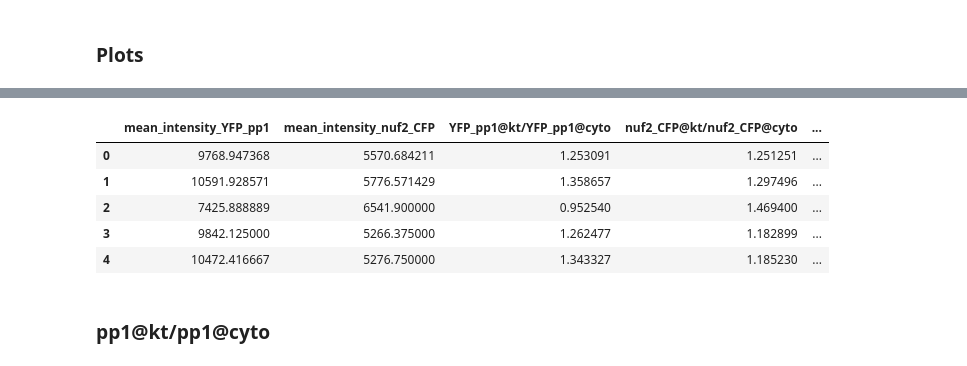
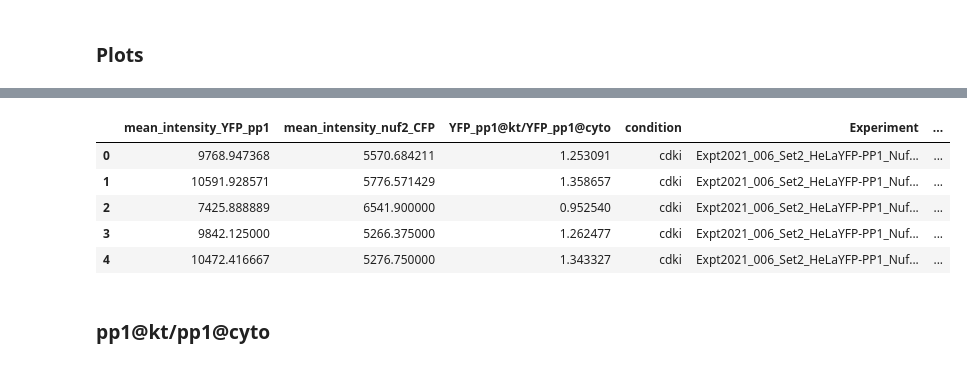
Before and after one commit to TruptiAG/ImageAnalysis, a Jupyter notebook: Analysis-Method1-PP1.ipynb, the cells around one changed output, grey strips where cells are left out. Drawn from its saved outputs; the diff is of its cells as text; code cells hidden in the pictures.

```diff
--- a/Analysis-Method1-PP1.ipynb
+++ b/Analysis-Method1-PP1.ipynb
@@ -48,7 +48,7 @@ for i in range(len(dmso)):
 
     df_nuf2,df_pp1,nuf2_cyto,pp1_cyto,nuf2_bg,pp1_bg=method_pp1(dmso[i])
 
-    df=pd.merge(df_nuf2, df_pp1,  how='outer',on=['label']
+    df=pd.merge(df_nuf2, df_pp1,  how='outer',on=['label','area']
                                                        ,suffixes=('_nuf2_CFP', '_YFP_pp1'))
     df['nuf2_CFP_cyto']=nuf2_cyto
     df['YFP_pp1_cyto']=pp1_cyto
@@ -139,0 +174,20 @@ for folder in natsorted(glob.glob(cdki_path + '/*')):
+# %%
+# read dmso csvs to a dataframe
+cell_count=0
+df_graph_dmso=pd.DataFrame()
+for i in range(len(dmso_csv)):
+    df_dmso=pd.read_csv(dmso_csv[i]+'/'+'Particles.csv')
+
+    df_dmso['YFP_pp1@kt/YFP_pp1@cyto']= df_dmso['mean_intensity_YFP_pp1']/df_dmso['YFP_pp1_cyto']
+
+
+    df_dmso['nuf2_CFP@kt/nuf2_CFP@cyto']= df_dmso['mean_intensity_nuf2_CFP']/df_dmso['nuf2_CFP_cyto']
+    df_dmso['YFP_pp1@kt/YFP_pp1@cyto:nuf2_CFP@kt/nuf2_CFP@cyto']= df_dmso['YFP_pp1@kt/YFP_pp1@cyto'] / df_dmso['nuf2_CFP@kt/nuf2_CFP@cyto']
+    df_dmso['condition']='dmso'
+    expt_name=re.sub(r'^.+/([^/]+)$', r'\1', dmso_csv[i])
+    df_dmso['Experiment']= expt_name#'dmso_%d'%i
+    df_dmso_final=outliers(df_dmso)
+    df_graph_dmso=pd.concat([df_graph_dmso,df_dmso_final],ignore_index=True)
+df_graph_dmso = df_graph_dmso.drop(columns=["Unnamed: 0"], axis=1)
+df_graph_dmso.head()
+df_graph_dmso.to_csv(BASE_DIR  + 'dmso-pp1-graphs'+'.csv')
@@ -140,42 +213,47 @@ for folder in natsorted(glob.glob(cdki_path + '/*')):
 # %%
-# read both csvs to a dataframe
+# dont run read both csvs to a dataframe dont run
 cell_count=0
 df_graph=pd.DataFrame()
 for i in range(len(cdki_csv)):
     df_cdki_bg=pd.read_csv(cdki_csv[i]+'/'+'Particles.csv')
     df_temp_cdki=pd.DataFrame(data=(df_cdki_bg['mean_intensity_YFP_pp1']))
     df_temp_cdki['mean_intensity_nuf2_CFP']=df_cdki_bg['mean_intensity_nuf2_CFP']
     df_temp_cdki['YFP_pp1@kt/YFP_pp1@cyto']= df_cdki_bg['mean_intensity_YFP_pp1']/df_cdki_bg['YFP_pp1_cyto']
-    df_temp_cdki['nuf2_CFP@kt/nuf2_CFP@cyto']= df_cdki_bg['mean_intensity_nuf2_CFP']/df_cdki_bg['nuf2_CFP_cyto']
-    df_temp_cdki['YFP_pp1@kt/YFP_pp1@cyto:nuf2_CFP@kt/nuf2_CFP@cyto']= df_temp_cdki['YFP_pp1@kt/YFP_pp1@cyto'] / df_temp_cdki['nuf2_CFP@kt/nuf2_CFP@cyto']
+
+
+    #df_temp_cdki['nuf2_CFP@kt/nuf2_CFP@cyto']= df_cdki_bg['mean_intensity_nuf2_CFP']/df_cdki_bg['nuf2_CFP_cyto']
+    #df_temp_cdki['YFP_pp1@kt/YFP_pp1@cyto:nuf2_CFP@kt/nuf2_CFP@cyto']= df_temp_cdki['YFP_pp1@kt/YFP_pp1@cyto'] / df_temp_cdki['nuf2_CFP@kt/nuf2_CFP@cyto']
     #df_temp_cdki['nuf2@kt/nuf2@cyto:pp1@kt/pp1@cyto']= df_temp_cdki['nuf2@kt/nuf2@cyto'] /df_temp_cdki['pp1@kt/pp1@cyto']
     df_temp_cdki['condition']='cdki'
     expt_name=re.sub(r'^.+/([^/]+)$', r'\1', cdki_csv[i])
     df_temp_cdki['Experiment']= expt_name#'cdki_%d'%i
 
     df_dmso_bg=pd.read_csv(dmso_csv[i]+'/'+'Particles.csv')
     df_temp_dmso=pd.DataFrame(data=(df_dmso_bg['mean_intensity_YFP_pp1']))
     df_temp_dmso['mean_intensity_nuf2_CFP']=df_dmso_bg['mean_intensity_nuf2_CFP']
     df_temp_dmso['YFP_pp1@kt/YFP_pp1@cyto']= df_dmso_bg['mean_intensity_YFP_pp1']/df_dmso_bg['YFP_pp1_cyto']
     df_temp_dmso['nuf2_CFP@kt/nuf2_CFP@cyto']= df_dmso_bg['mean_intensity_nuf2_CFP']/df_dmso_bg['nuf2_CFP_cyto']
     df_temp_dmso['YFP_pp1@kt/YFP_pp1@cyto:nuf2_CFP@kt/nuf2_CFP@cyto']= df_temp_dmso['YFP_pp1@kt/YFP_pp1@cyto'] / df_temp_dmso['nuf2_CFP@kt/nuf2_CFP@cyto']
     #df_temp_dmso['nuf2@kt/nuf2@cyto:pp1@kt/channek@cyto']= df_temp_dmso['nuf2@kt/nuf2@cyto'] / df_temp_dmso['pp1@kt/pp1@cyto']
     df_temp_dmso['condition']='dmso'
     expt_name=re.sub(r'^.+/([^/]+)$', r'\1', dmso_csv[i])
     df_temp_dmso['Experiment']= expt_name#'cdki_%d'%i
 
+    #df_temp_cdki['YFP_pp1@kt/YFP_pp1@cyto'] = (df_temp_cdki['YFP_pp1@kt/YFP_pp1@cyto'] - np.mean(df_temp_cdki['YFP_pp1@kt/YFP_pp1@cyto'])) / np.std(df_temp_cdki['YFP_pp1@kt/YFP_pp1@cyto'])
+    #df_temp_dmso['YFP_pp1@kt/YFP_pp1@cyto'] = (df_temp_dmso['YFP_pp1@kt/YFP_pp1@cyto'] - np.mean(df_temp_dmso['YFP_pp1@kt/YFP_pp1@cyto'])) / np.std(df_temp_dmso['YFP_pp1@kt/YFP_pp1@cyto'])
 
 
     df_graph=pd.concat([df_graph,df_temp_cdki,df_temp_dmso],ignore_index=True)
     df_graph['nuf2_CFP@kt/nuf2_CFP@cyto:YFP_pp1@kt/YFP_pp1@cyto']= 1/ df_graph['YFP_pp1@kt/YFP_pp1@cyto:nuf2_CFP@kt/nuf2_CFP@cyto']
 
     cell_count+=1
-
+GRAPH_DIR=BASE_DIR + "AnalysisMethods/AnalysisResults/XMovie/" + FOLDER + "/" + "graphs/"
+df_graph.to_csv(BASE_DIR + "AnalysisMethods/AnalysisResults/XMovie/" + 'graphs'+'.csv')
 df_graph.head()
 # %% [output]
-|  | mean_intensity_YFP_pp1 | mean_intensity_nuf2_CFP | YFP_pp1@kt/YFP_pp1@cyto | nuf2_CFP@kt/nuf2_CFP@cyto | ... |
-| 0 | 9768.947368 | 5570.684211 | 1.253091 | 1.251251 | ... |
-| 1 | 10591.928571 | 5776.571429 | 1.358657 | 1.297496 | ... |
-| 2 | 7425.888889 | 6541.900000 | 0.952540 | 1.469400 | ... |
-| 3 | 9842.125000 | 5266.375000 | 1.262477 | 1.182899 | ... |
-| 4 | 10472.416667 | 5276.750000 | 1.343327 | 1.185230 | ... |
+|  | mean_intensity_YFP_pp1 | mean_intensity_nuf2_CFP | YFP_pp1@kt/YFP_pp1@cyto | condition | Experiment | ... |
+| 0 | 9768.947368 | 5570.684211 | 1.253091 | cdki | Expt2021_006_Set2_HeLaYFP-PP1_Nuf... | ... |
+| 1 | 10591.928571 | 5776.571429 | 1.358657 | cdki | Expt2021_006_Set2_HeLaYFP-PP1_Nuf... | ... |
+| 2 | 7425.888889 | 6541.900000 | 0.952540 | cdki | Expt2021_006_Set2_HeLaYFP-PP1_Nuf... | ... |
+| 3 | 9842.125000 | 5266.375000 | 1.262477 | cdki | Expt2021_006_Set2_HeLaYFP-PP1_Nuf... | ... |
+| 4 | 10472.416667 | 5276.750000 | 1.343327 | cdki | Expt2021_006_Set2_HeLaYFP-PP1_Nuf... | ... |
```
Also changed, not shown: parts of 11 cells of this notebook, 46 other files.
